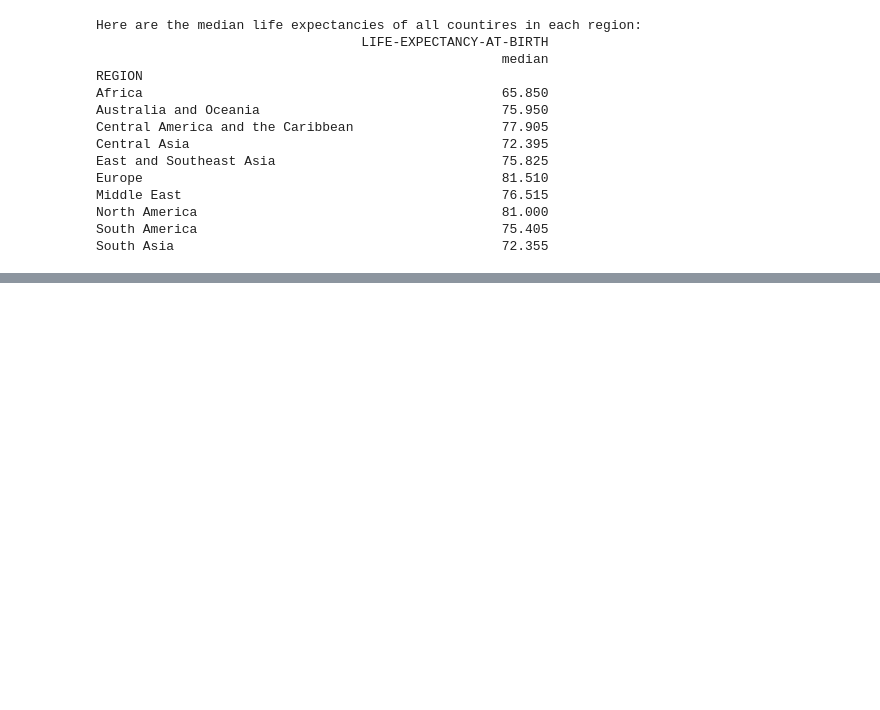
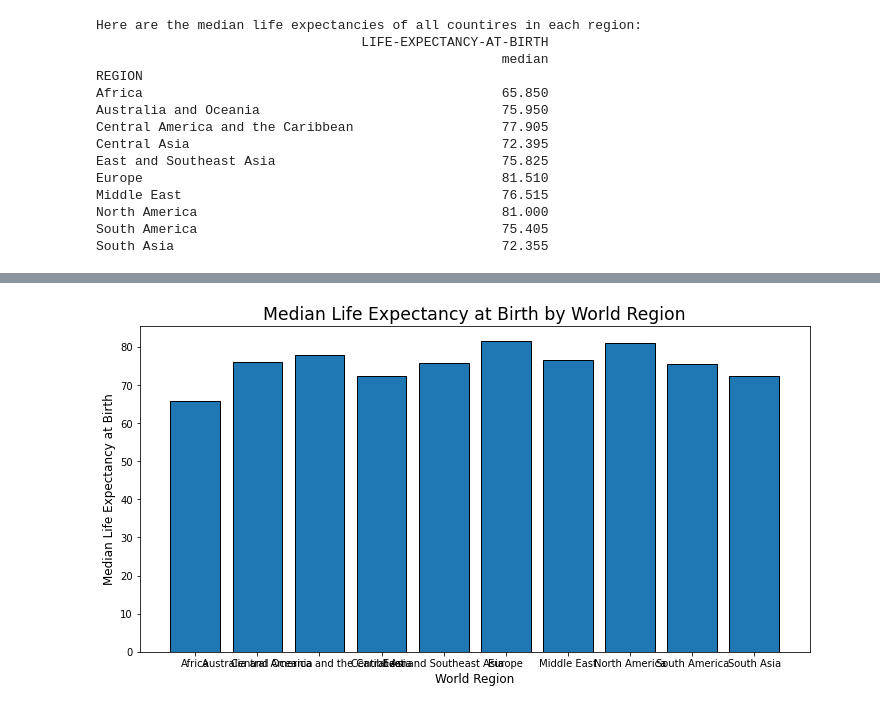
Before and after one commit to RebeccaVachon/Country_Comparisons, a Jupyter notebook: comparison.ipynb, the cells around one changed output, grey strips where cells are left out. Saved outputs shown, nothing was run; the diff lists cells and outputs as text; code cells hidden in the pictures; blank space fills up the shorter version.

```diff
--- a/comparison.ipynb
+++ b/comparison.ipynb
@@ -71,0 +98,11 @@ South Asia                                          72.355
+# %%
+comparsion_by_region = sorted_comparison_df.groupby(['REGION'], as_index=False).median()
+
+plt.figure(figsize=(12,6))
+plt.bar(comparsion_by_region['REGION'], comparsion_by_region['LIFE-EXPECTANCY-AT-BIRTH'], edgecolor='black')
+plt.title("Median Life Expectancy at Birth by World Region", fontsize='xx-large')
+plt.xlabel('World Region', fontsize='large')
+plt.ylabel('Median Life Expectancy at Birth', fontsize='large')
+plt.show()
+# %% [output]
+[figure, added]
```
Also changed, not shown: parts of 5 cells of this notebook.
